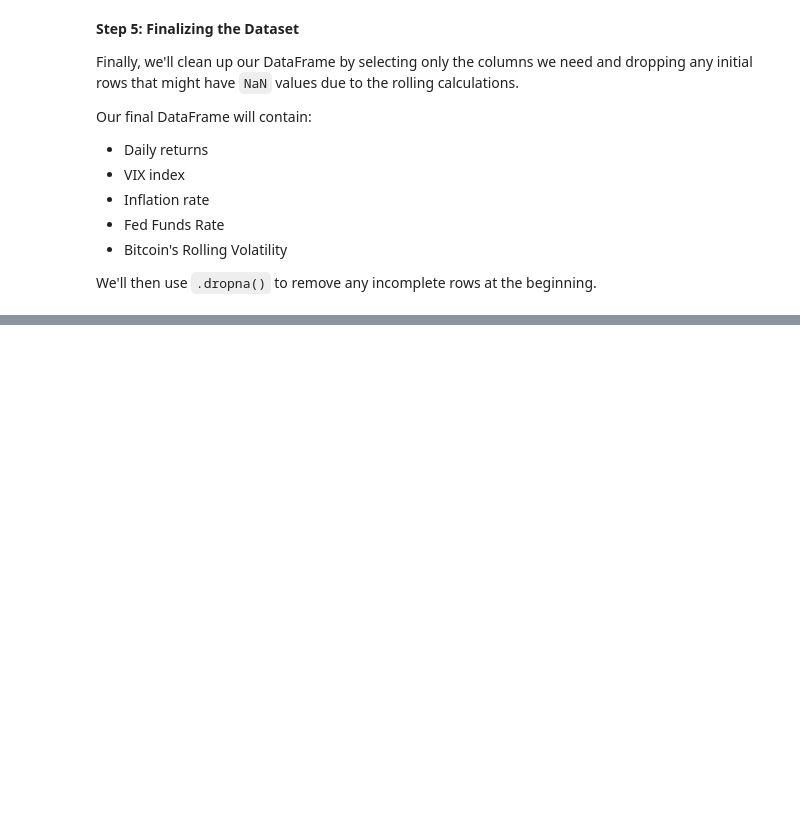
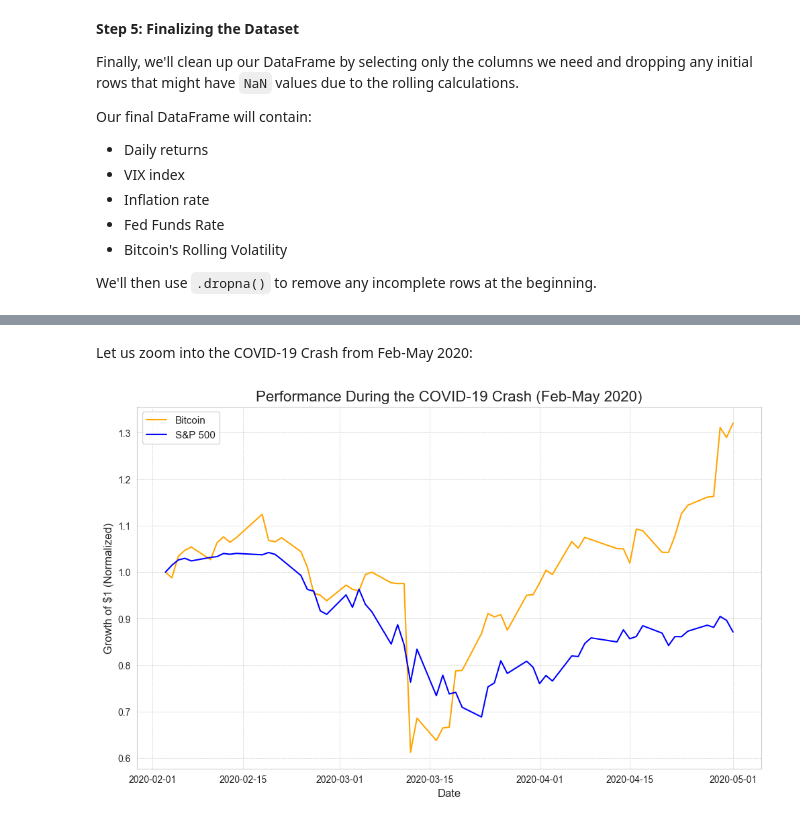
Before and after one commit to rafanahmed/Data-Mining---ITCS-3162, a Jupyter notebook: Project1-Draft.ipynb, the cells around one changed output, grey strips where cells are left out. Cells and saved outputs as stored; diff of their text form; code cells hidden in the pictures; blank space fills up the shorter version.

```diff
--- a/Project1-Draft.ipynb
+++ b/Project1-Draft.ipynb
@@ -440,0 +582,35 @@ plt.show()
+# %% [markdown]
+Let us zoom into the COVID-19 Crash from Feb-May 2020:
+# %%
+# --- 1. Define the Date Range for the Crash ---
+start_date = '2020-02-01'
+end_date = '2020-05-01'
+
+# --- 2. Filter the DataFrame to this Period ---
+crash_df_2020 = final_df[start_date:end_date]
+
+# --- 3. Re-normalize the Cumulative Returns ---
+# This resets the start of the period to 1 (or 100%) to show performance
+# ONLY during this specific window.
+btc_norm = crash_df_2020['BTC_Cumulative_Return'] / crash_df_2020['BTC_Cumulative_Return'].iloc[0]
+sp500_norm = crash_df_2020['SP500_Cumulative_Return'] / crash_df_2020['SP500_Cumulative_Return'].iloc[0]
+
+# --- 4. Create the Plot ---
+plt.figure(figsize=(12, 7))
+sns.set_style("whitegrid")
+
+plt.plot(btc_norm.index, btc_norm, label='Bitcoin', color='orange')
+plt.plot(sp500_norm.index, sp500_norm, label='S&P 500', color='blue')
+
+# --- Add Titles and Labels ---
+plt.title('Performance During the COVID-19 Crash (Feb-May 2020)', fontsize=16)
+plt.xlabel('Date', fontsize=12)
+plt.ylabel('Growth of $1 (Normalized)', fontsize=12)
+plt.legend(fontsize=11)
+plt.grid(True, which='both', linestyle='--', linewidth=0.5)
+
+# Save the plot
+plt.savefig('covid_crash_2020.png')
+plt.show()
+# %% [output]
+[figure, added]
```
Also changed, not shown: parts of 25 cells of this notebook, 3 other files.
